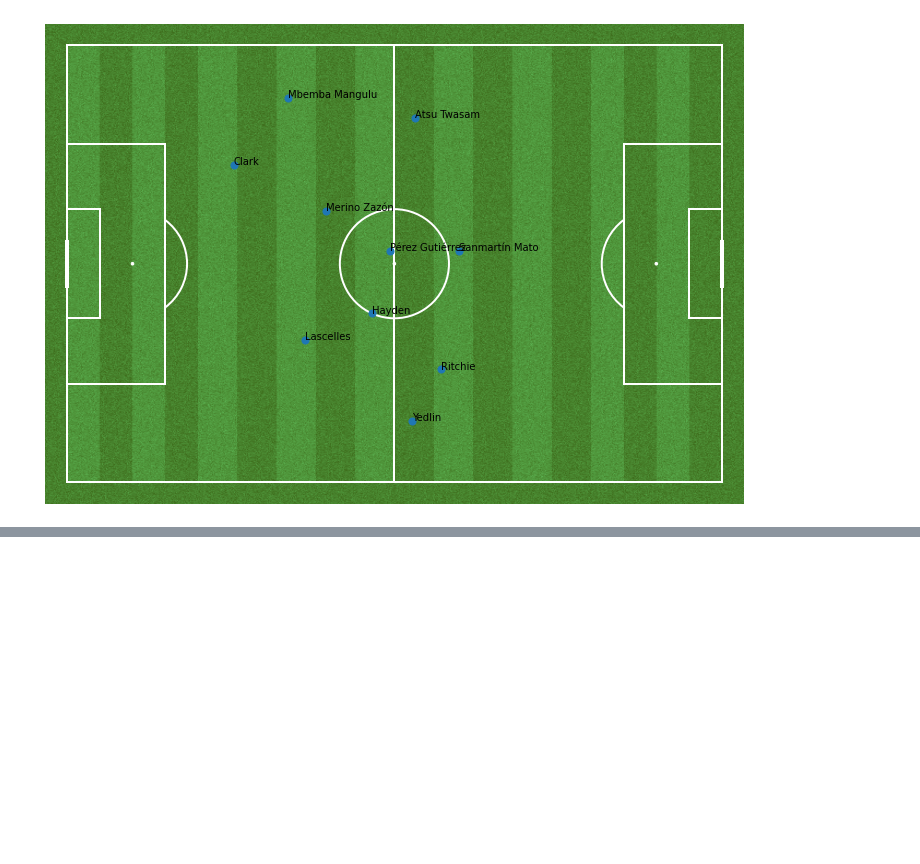
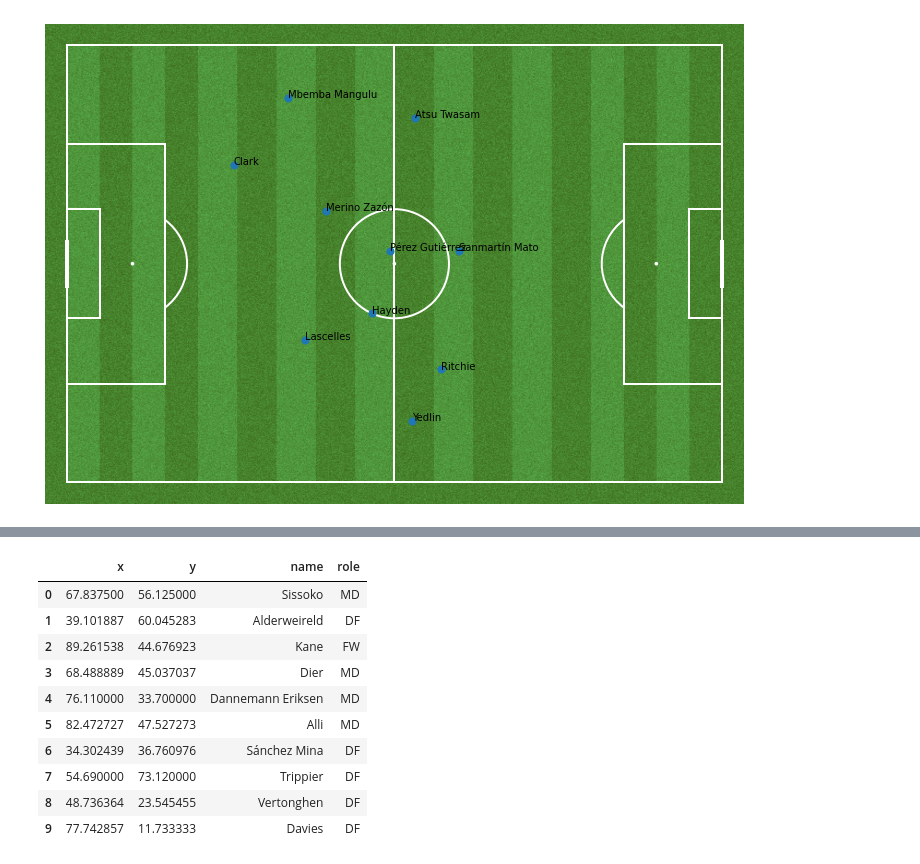
Before and after one commit to estieve/soccer_analysis, a Jupyter notebook: Visualization_simplified.ipynb, the cells around one changed output, grey strips where cells are left out. Saved outputs shown, nothing was run; the diff lists cells and outputs as text; code cells hidden in the pictures; blank space fills up the shorter version.

```diff
--- a/Visualization_simplified.ipynb
+++ b/Visualization_simplified.ipynb
@@ -131,0 +151,14 @@ field(tactics,tactics.role)
+# %%
+tott_tact
+# %% [output]
+|  | x | y | name | role |
+| 0 | 67.837500 | 56.125000 | Sissoko | MD |
+| 1 | 39.101887 | 60.045283 | Alderweireld | DF |
+| 2 | 89.261538 | 44.676923 | Kane | FW |
+| 3 | 68.488889 | 45.037037 | Dier | MD |
+| 4 | 76.110000 | 33.700000 | Dannemann Eriksen | MD |
+| 5 | 82.472727 | 47.527273 | Alli | MD |
+| 6 | 34.302439 | 36.760976 | Sánchez Mina | DF |
+| 7 | 54.690000 | 73.120000 | Trippier | DF |
+| 8 | 48.736364 | 23.545455 | Vertonghen | DF |
+| 9 | 77.742857 | 11.733333 | Davies | DF |
```
Also changed, not shown: parts of 7 cells of this notebook.
